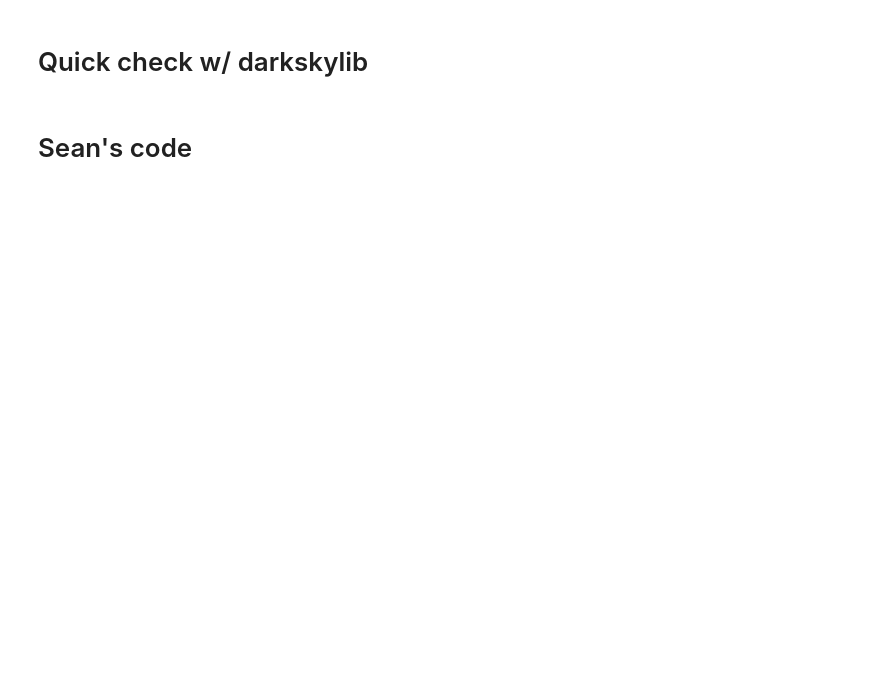
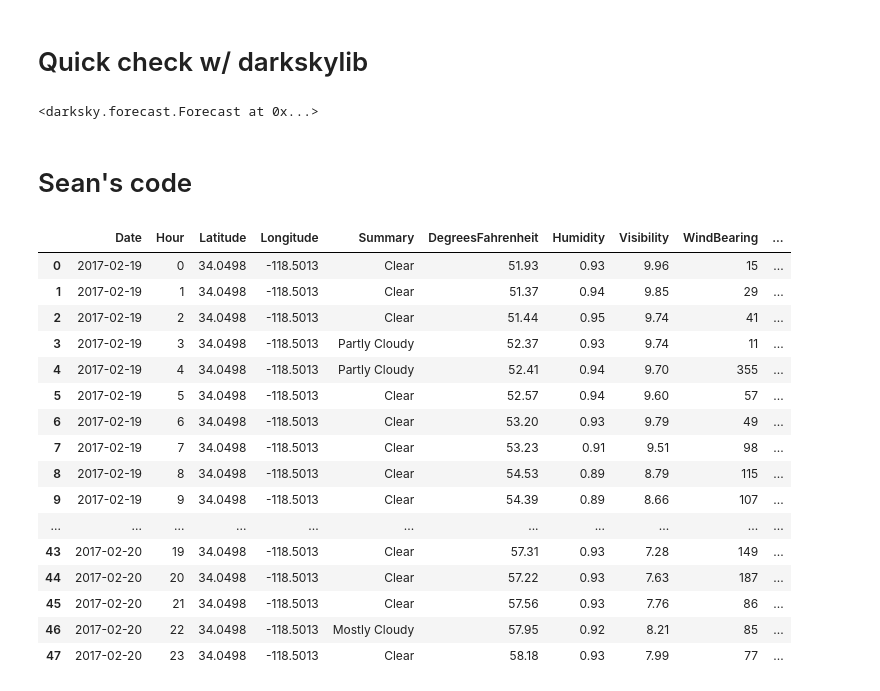
Before and after one commit to awfuldynne/golf_course_project, a Jupyter notebook: personal/andrewe/Sean Weather Exploratory.ipynb, the cells around one changed output. Drawn from its saved outputs; the diff is of its cells as text; code cells hidden in the pictures; blank space fills up the shorter version.

```diff
--- a/personal/andrewe/Sean Weather Exploratory.ipynb
+++ b/personal/andrewe/Sean Weather Exploratory.ipynb
@@ -11,13 +11,33 @@ from pygolfdata.weather import core as weathercore
 # %%
 from darksky import forecast
 # %%
-#riviera_cc_forecast = forecast(os.environ['DARK_SKY_KEY'], 34.0498, -118.5013)
-#riviera_cc_forecast
+riviera_cc_forecast = forecast(os.environ['DARK_SKY_KEY'], 34.0498, -118.5013)
+riviera_cc_forecast
+# %% [output]
+<darksky.forecast.Forecast at 0x...>
 # %% [markdown]
 # Sean's code
 # %%
-#w = weathercore.WeatherDateApi(os.environ['DARK_SKY_KEY'], "weather_spike.csv")
-#w.append_weather_data(34.0498, -118.5013, date(2017, 2, 19), True)
-#w.append_weather_data(34.0498, -118.5013, date(2017, 2, 20), True)
+w = weathercore.WeatherDateApi(os.environ['DARK_SKY_KEY'], "weather_spike.csv")
+w.append_weather_data(34.0498, -118.5013, date(2017, 2, 19), True)
+w.append_weather_data(34.0498, -118.5013, date(2017, 2, 20), True)
+# %% [output]
+|  | Date | Hour | Latitude | Longitude | Summary | DegreesFahrenheit | Humidity | Visibility | WindBearing | ... |
+| 0 | 2017-02-19 | 0 | 34.0498 | -118.5013 | Clear | 51.93 | 0.93 | 9.96 | 15 | ... |
+| 1 | 2017-02-19 | 1 | 34.0498 | -118.5013 | Clear | 51.37 | 0.94 | 9.85 | 29 | ... |
+| 2 | 2017-02-19 | 2 | 34.0498 | -118.5013 | Clear | 51.44 | 0.95 | 9.74 | 41 | ... |
+| 3 | 2017-02-19 | 3 | 34.0498 | -118.5013 | Partly Cloudy | 52.37 | 0.93 | 9.74 | 11 | ... |
+| 4 | 2017-02-19 | 4 | 34.0498 | -118.5013 | Partly Cloudy | 52.41 | 0.94 | 9.70 | 355 | ... |
+| 5 | 2017-02-19 | 5 | 34.0498 | -118.5013 | Clear | 52.57 | 0.94 | 9.60 | 57 | ... |
+| 6 | 2017-02-19 | 6 | 34.0498 | -118.5013 | Clear | 53.20 | 0.93 | 9.79 | 49 | ... |
+| 7 | 2017-02-19 | 7 | 34.0498 | -118.5013 | Clear | 53.23 | 0.91 | 9.51 | 98 | ... |
+| 8 | 2017-02-19 | 8 | 34.0498 | -118.5013 | Clear | 54.53 | 0.89 | 8.79 | 115 | ... |
+| 9 | 2017-02-19 | 9 | 34.0498 | -118.5013 | Clear | 54.39 | 0.89 | 8.66 | 107 | ... |
+| ... | ... | ... | ... | ... | ... | ... | ... | ... | ... | ... |
+| 43 | 2017-02-20 | 19 | 34.0498 | -118.5013 | Clear | 57.31 | 0.93 | 7.28 | 149 | ... |
+| 44 | 2017-02-20 | 20 | 34.0498 | -118.5013 | Clear | 57.22 | 0.93 | 7.63 | 187 | ... |
+| 45 | 2017-02-20 | 21 | 34.0498 | -118.5013 | Clear | 57.56 | 0.93 | 7.76 | 86 | ... |
+| 46 | 2017-02-20 | 22 | 34.0498 | -118.5013 | Mostly Cloudy | 57.95 | 0.92 | 8.21 | 85 | ... |
+| 47 | 2017-02-20 | 23 | 34.0498 | -118.5013 | Clear | 58.18 | 0.93 | 7.99 | 77 | ... |
 # %%
 w.get_weather_dataframe()
```
Also changed, not shown: parts of 1 cell of this notebook.
